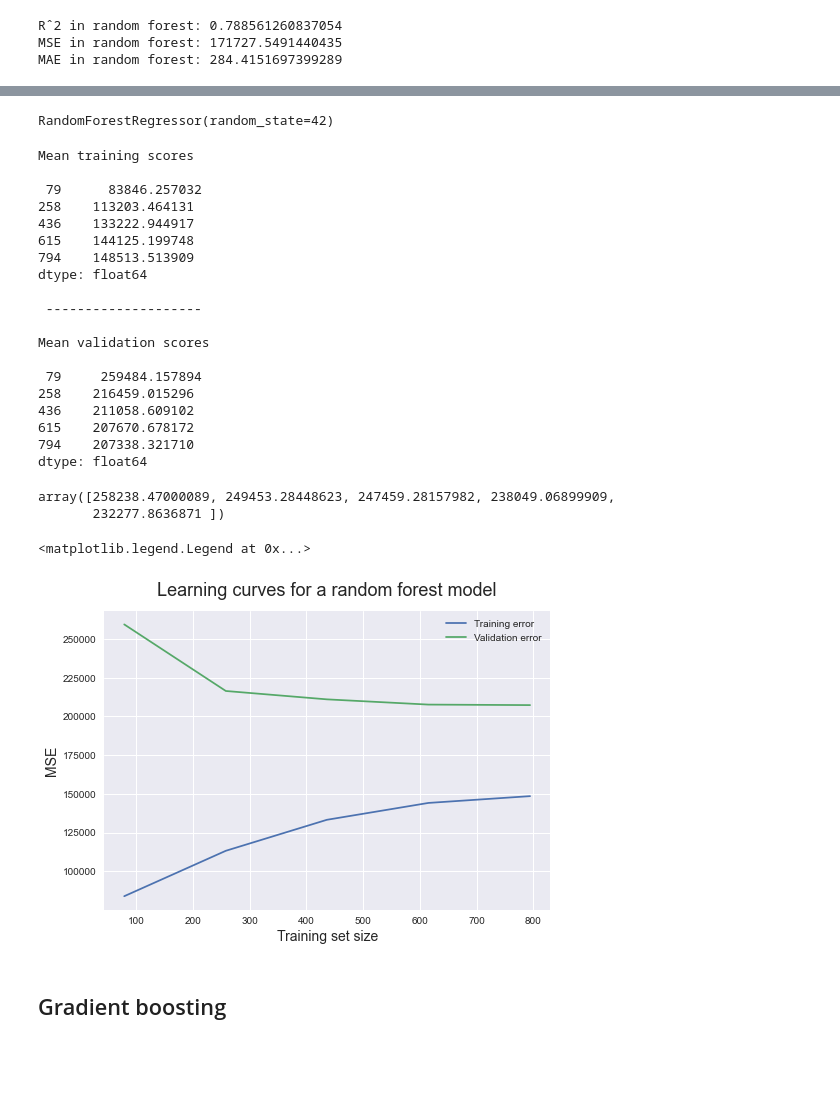
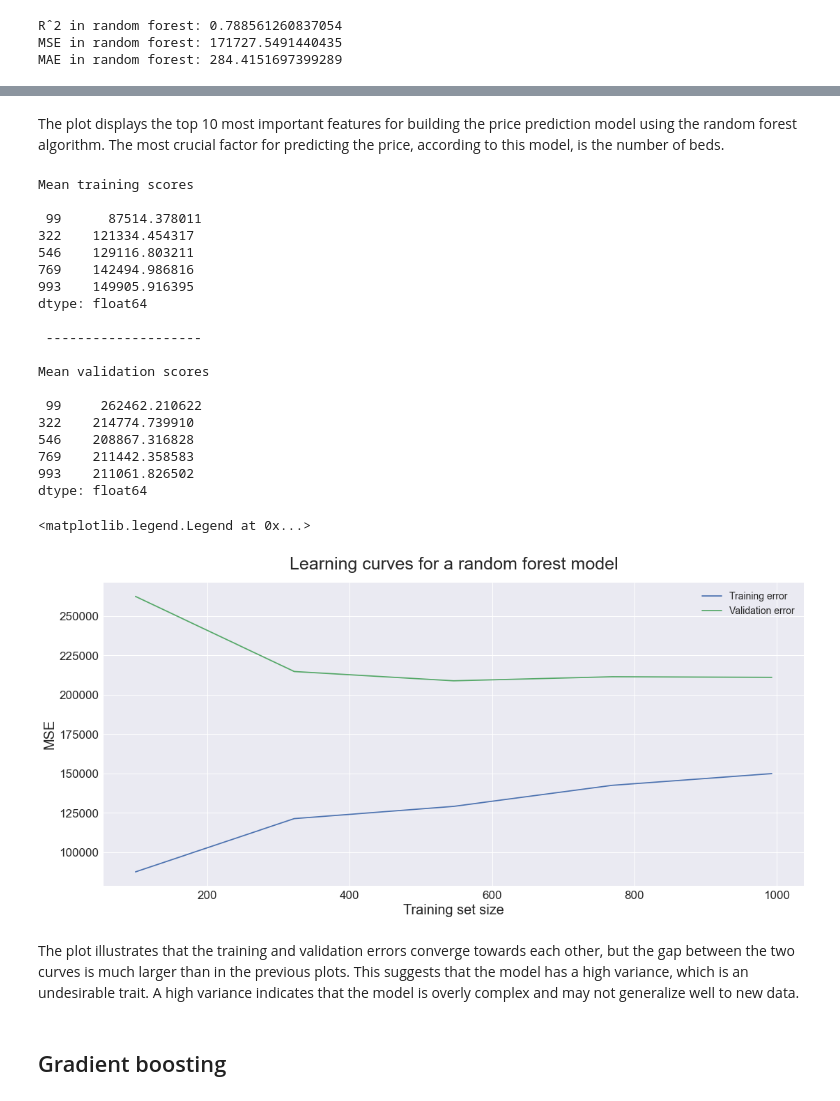
Before and after one commit to aiillen/Kelowna-Rental-Price-Prediction-Using-Machine-Learning-Algorithms, a Jupyter notebook: notebooks/5_model.ipynb, the cells around one changed output, grey strips where cells are left out. Drawn from its saved outputs; the diff is of its cells as text; code cells hidden in the pictures; blank space fills up the shorter version.

```diff
--- a/notebooks/5_model.ipynb
+++ b/notebooks/5_model.ipynb
@@ -249,11 +234,15 @@ Mean validation scores
 dtype: float64
 # %%
-plt.style.use('seaborn')
+plt.figure(figsize=(18,8))
 plt.plot(train_sizes, train_scores_mean, label = 'Training error')
 plt.plot(train_sizes, validation_scores_mean, label = 'Validation error')
-plt.ylabel('MSE', fontsize = 14)
-plt.xlabel('Training set size', fontsize = 14)
-plt.title('Learning curves for a decision tree model', fontsize = 18, y = 1.03)
-plt.legend()
+
+# oSet labels and title
+plt.ylabel('MSE', fontsize = 20)
+plt.xlabel('Training set size', fontsize = 20)
+plt.title('Learning curves for a decision trees model', fontsize = 25, y = 1.03)
+plt.xticks(fontsize = 17)
+plt.yticks(fontsize = 17)
+plt.legend(fontsize=14)
 # %% [output]
 <matplotlib.legend.Legend at 0x...>
@@ -272,15 +265,15 @@ param_grid = {
 }
 
 # Perform a grid search to find the best hyperparameters
-grid_search = GridSearchCV(estimator=model, param_grid=param_grid, cv=5)
+grid_search = GridSearchCV(estimator=rf_model, param_grid=param_grid, cv=5)
 grid_search.fit(X_train, y_train)
-best_rf_reg = grid_search.best_estimator_
+best_rf = grid_search.best_estimator_
 
 # Train the model on the training set using the best hyperparameters
-best_rf_reg.fit(X_train, y_train)
+best_rf.fit(X_train, y_train)
 
 # Make predictions on the test set
-y_pred = best_rf_reg.predict(X_test)
+y_pred = best_rf.predict(X_test)
 
 rf_r2 = r2_score(y_test, y_pred)
 rf_mse = mean_squared_error(y_test, y_pred)
@@ -330,54 +315,51 @@ plt.show()
-# %%
-model
-# %% [output]
-RandomForestRegressor(random_state=42)
+# %% [markdown]
+The plot displays the top 10 most important features for building the price prediction model using the random forest algorithm. The most crucial factor for predicting the price, according to this model, is the number of beds.
 # %%
-from sklearn.model_selection import learning_curve
-import matplotlib.pyplot as plt
+# Generate learning curve
+train_sizes, train_scores, test_scores = learning_curve(best_rf, X, y, cv=5, scoring = 'neg_mean_squared_error', shuffle = True)
 
-# Replace 'model' with the name of your model
-train_sizes, train_scores, test_scores = learning_curve(best_rf_reg, X_train, y_train, cv=5, scoring = 'neg_mean_squared_error', shuffle = True)
-
+# Calculate mean training and validation scores
 train_scores_mean = -train_scores.mean(axis=1)
 validation_scores_mean = -test_scores.mean(axis=1)
+
 print('Mean training scores\n\n', pd.Series(train_scores_mean, index=train_sizes))
 print('\n', '-' * 20)  # separator
 print('\nMean validation scores\n\n', pd.Series(validation_scores_mean, index=train_sizes))
 # %% [output]
 Mean training scores
 
- 79      83846.257032
-258    113203.464131
-436    133222.944917
-615    144125.199748
-794    148513.513909
+ 99      87514.378011
+322    121334.454317
+546    129116.803211
+769    142494.986816
+993    149905.916395
 dtype: float64
 
  --------------------
 
 Mean validation scores
 
- 79     259484.157894
-258    216459.015296
-436    211058.609102
-615    207670.678172
-794    207338.321710
+ 99     262462.210622
+322    214774.739910
+546    208867.316828
+769    211442.358583
+993    211061.826502
 dtype: float64
-# %%
-validation_scores_mean
-# %% [output]
-array([258238.47000089, 249453.28448623, 247459.28157982, 238049.06899909,
-       232277.8636871 ])
 # %%
-plt.style.use('seaborn')
+plt.figure(figsize=(18,8))
 plt.plot(train_sizes, train_scores_mean, label = 'Training error')
 plt.plot(train_sizes, validation_scores_mean, label = 'Validation error')
-plt.ylabel('MSE', fontsize = 14)
-plt.xlabel('Training set size', fontsize = 14)
-plt.title('Learning curves for a random forest model', fontsize = 18, y = 1.03)
-plt.legend()
+
+plt.ylabel('MSE', fontsize = 20)
+plt.xlabel('Training set size', fontsize = 20)
+plt.title('Learning curves for a random forest model', fontsize = 25, y = 1.03)
+plt.xticks(fontsize = 17)
+plt.yticks(fontsize = 17)
+plt.legend(fontsize=14)
 # %% [output]
 <matplotlib.legend.Legend at 0x...>
-[figure, old version]
+[figure, new version]
+# %% [markdown]
+The plot illustrates that the training and validation errors converge towards each other, but the gap between the two curves is much larger than in the previous plots. This suggests that the model has a high variance, which is an undesirable trait. A high variance indicates that the model is overly complex and may not generalize well to new data.
 # %% [markdown]
 ## Gradient boosting
```
Also changed, not shown: parts of 47 cells of this notebook, 2 other files.
